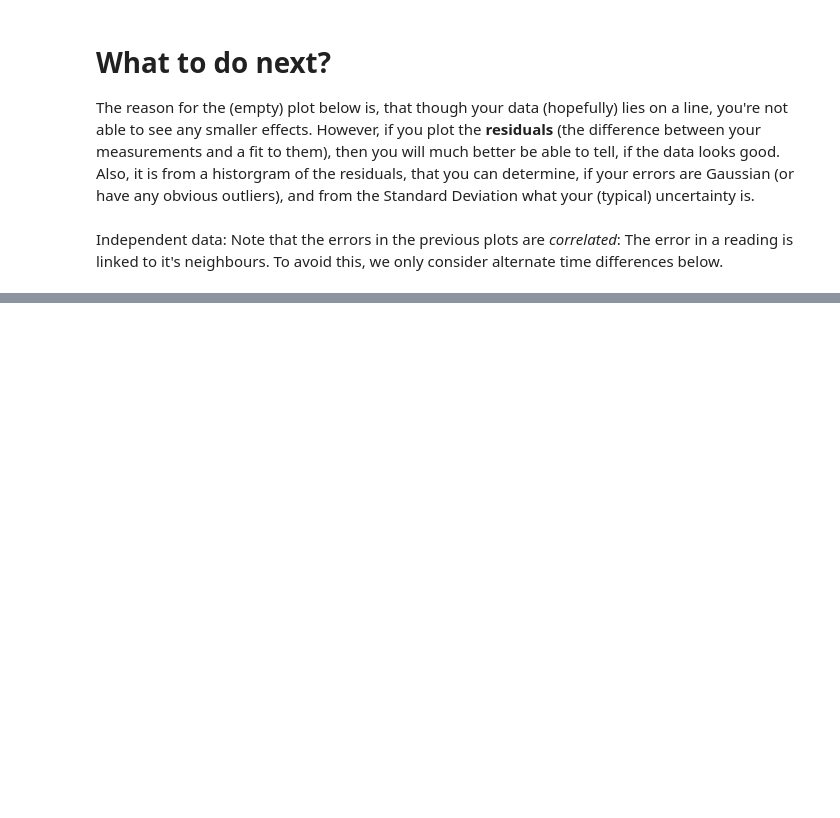
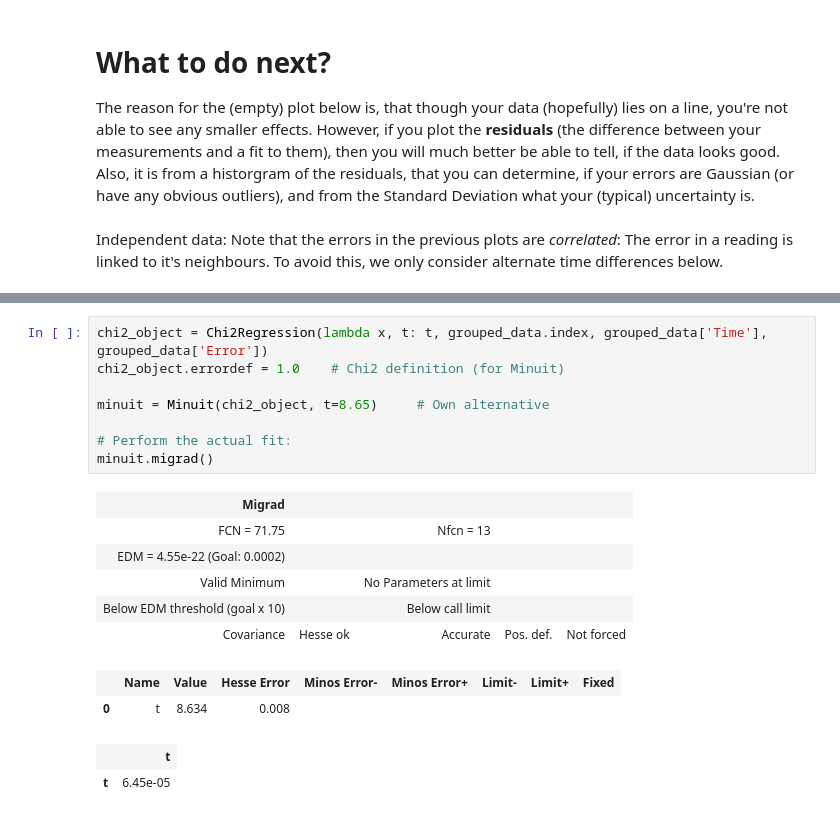
Before and after one commit to rizfn/AppStat2022, a Jupyter notebook: Project/Pendulum/pendulum.ipynb, the cells around one changed output, grey strips where cells are left out. Drawn from its saved outputs; the diff is of its cells as text; blank space fills up the shorter version.

```diff
--- a/Project/Pendulum/pendulum.ipynb
+++ b/Project/Pendulum/pendulum.ipynb
@@ -123,0 +148,19 @@ rune    : Chi2_calc = 29.00000, Prob_calc = 0.46507
+# %%
+chi2_object = Chi2Regression(lambda x, t: t, grouped_data.index, grouped_data['Time'], grouped_data['Error'])
+chi2_object.errordef = 1.0    # Chi2 definition (for Minuit)
+
+minuit = Minuit(chi2_object, t=8.65)     # Own alternative
+
+# Perform the actual fit:
+minuit.migrad()
+# %% [output]
+| Migrad |  |  |  |  |
+| FCN = 71.75 |  | Nfcn = 13 |  |  |
+| EDM = 4.55e-22 (Goal: 0.0002) |  |  |  |  |
+| Valid Minimum |  | No Parameters at limit |  |  |
+| Below EDM threshold (goal x 10) |  | Below call limit |  |  |
+| Covariance | Hesse ok | Accurate | Pos. def. | Not forced |
+|  | Name | Value | Hesse Error | Minos Error- | Minos Error+ | Limit- | Limit+ | Fixed |
+| 0 | t | 8.634 | 0.008 |  |  |  |  |  |
+|  | t |
+| t | 6.45e-05 |
```
Also changed, not shown: parts of 6 cells of this notebook.
